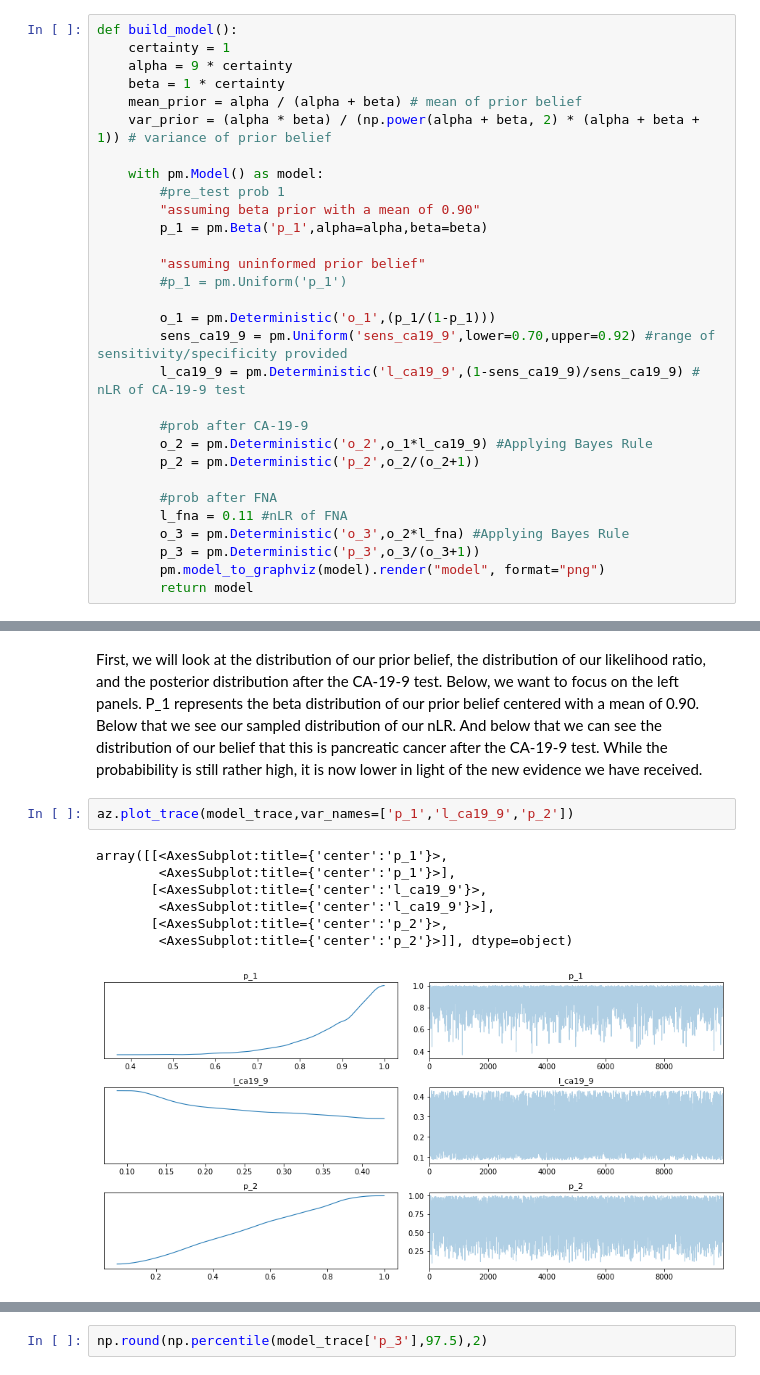
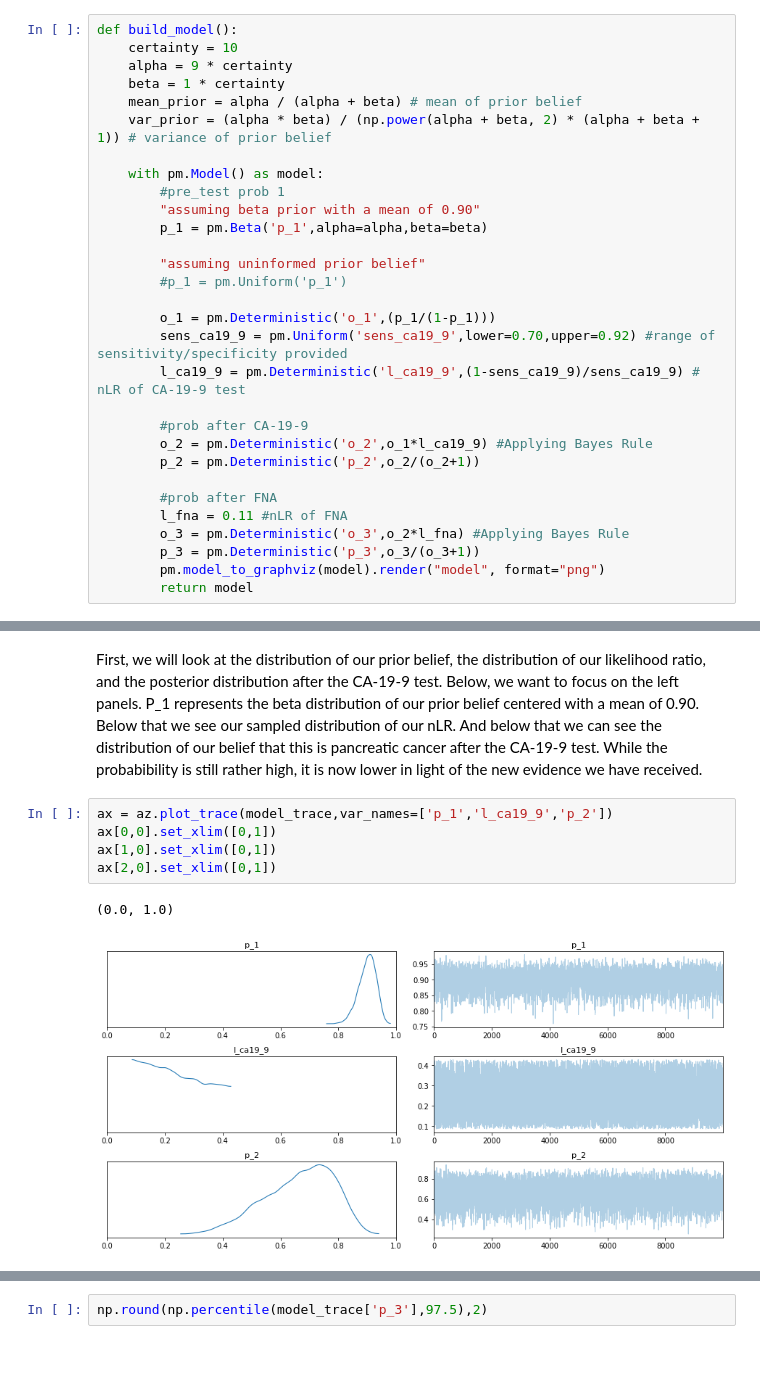
Before and after one commit to sidhomj/manesh_bayesian, a Jupyter notebook: Analysis.ipynb, the cells around one changed output, grey strips where cells are left out. Drawn from its saved outputs; the diff is of its cells as text.

```diff
--- a/Analysis.ipynb
+++ b/Analysis.ipynb
@@ -93,7 +99,7 @@ Photo Cred: https://en.wikipedia.org/wiki/Continuous_uniform_distribution
 Our final assumption in this model we will make is the nLR of the FNA biopsy. Since we are only given a point estimate of the LR, for simplicity, we will model it as a constant variable and will assume there is little uncertainty of the nLR of an FNA biopsy for the purpose of this exercise.
 # %%
 def build_model():
-    certainty = 1
+    certainty = 10
     alpha = 9 * certainty
     beta = 1 * certainty
     mean_prior = alpha / (alpha + beta) # mean of prior belief
@@ -143,14 +149,12 @@ Sampling 1 chain for 1_000 tune and 10_000 draw iterations (1_000 + 10_000 draws
 Only one chain was sampled, this makes it impossible to run some convergence checks
 # %% [markdown]
 First, we will look at the distribution of our prior belief, the distribution of our likelihood ratio, and the posterior distribution after the CA-19-9 test. Below, we want to focus on the left panels. P_1 represents the beta distribution of our prior belief centered with a mean of 0.90. Below that we see our sampled distribution of our nLR. And below that we can see the distribution of our belief that this is pancreatic cancer after the CA-19-9 test. While the probabibility is still rather high, it is now lower in light of the new evidence we have received.
-# %%
-az.plot_trace(model_trace,var_names=['p_1','l_ca19_9','p_2'])
-# %% [output]
-array([[<AxesSubplot:title={'center':'p_1'}>,
-        <AxesSubplot:title={'center':'p_1'}>],
-       [<AxesSubplot:title={'center':'l_ca19_9'}>,
-        <AxesSubplot:title={'center':'l_ca19_9'}>],
-       [<AxesSubplot:title={'center':'p_2'}>,
-        <AxesSubplot:title={'center':'p_2'}>]], dtype=object)
-[figure, removed]
+# %%
+ax = az.plot_trace(model_trace,var_names=['p_1','l_ca19_9','p_2'])
+ax[0,0].set_xlim([0,1])
+ax[1,0].set_xlim([0,1])
+ax[2,0].set_xlim([0,1])
+# %% [output]
+(0.0, 1.0)
+[figure, added]
 # %% [markdown]
```
Also changed, not shown: parts of 9 cells of this notebook, 1 other file.
